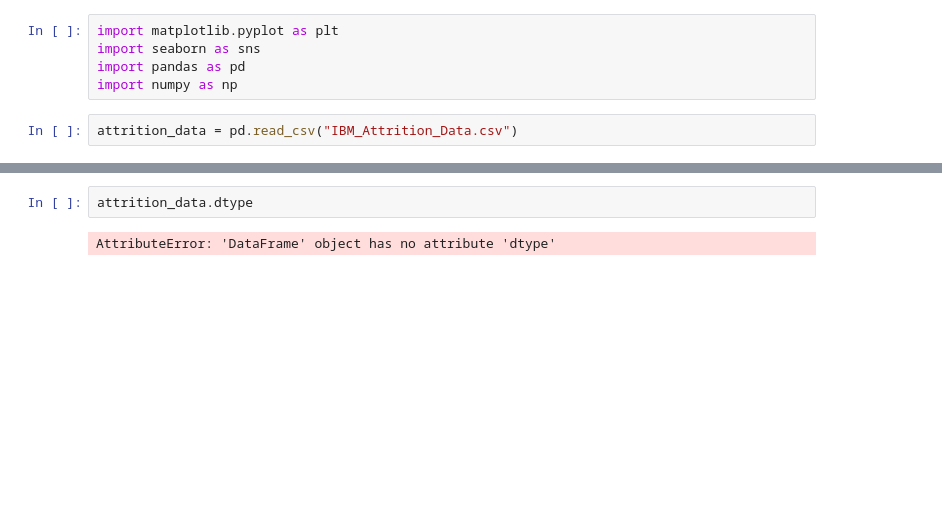
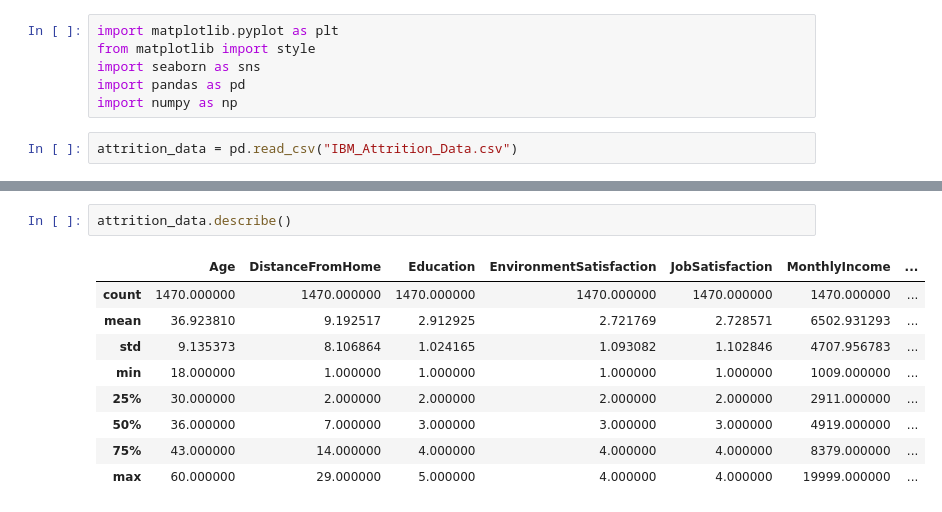
Before and after one commit to AmbassadorOTU/ibm-attrition-data, a Jupyter notebook: Attrition_modelling.ipynb, the cells around one changed output, grey strips where cells are left out. Drawn from its saved outputs; the diff is of its cells as text; blank space fills up the shorter version.

```diff
--- a/Attrition_modelling.ipynb
+++ b/Attrition_modelling.ipynb
@@ -1,5 +1,6 @@
 # %%
 import matplotlib.pyplot as plt
+from matplotlib import style
 import seaborn as sns
 import pandas as pd
 import numpy as np
@@ -15,6 +16,14 @@ attrition_data.head()
 | 3 | 33 | No | Research & Development | 3 | 4 | Life Sciences | 4 | ... |
 | 4 | 27 | No | Research & Development | 2 | 1 | Medical | 1 | ... |
 # %%
-attrition_data.dtype
+attrition_data.describe()
 # %% [output]
-AttributeError: 'DataFrame' object has no attribute 'dtype'
+|  | Age | DistanceFromHome | Education | EnvironmentSatisfaction | JobSatisfaction | MonthlyIncome | ... |
+| count | 1470.000000 | 1470.000000 | 1470.000000 | 1470.000000 | 1470.000000 | 1470.000000 | ... |
+| mean | 36.923810 | 9.192517 | 2.912925 | 2.721769 | 2.728571 | 6502.931293 | ... |
+| std | 9.135373 | 8.106864 | 1.024165 | 1.093082 | 1.102846 | 4707.956783 | ... |
+| min | 18.000000 | 1.000000 | 1.000000 | 1.000000 | 1.000000 | 1009.000000 | ... |
+| 25% | 30.000000 | 2.000000 | 2.000000 | 2.000000 | 2.000000 | 2911.000000 | ... |
+| 50% | 36.000000 | 7.000000 | 3.000000 | 3.000000 | 3.000000 | 4919.000000 | ... |
+| 75% | 43.000000 | 14.000000 | 4.000000 | 4.000000 | 4.000000 | 8379.000000 | ... |
+| max | 60.000000 | 29.000000 | 5.000000 | 4.000000 | 4.000000 | 19999.000000 | ... |
```
Also changed, not shown: parts of 15 cells of this notebook, 1 other file.
